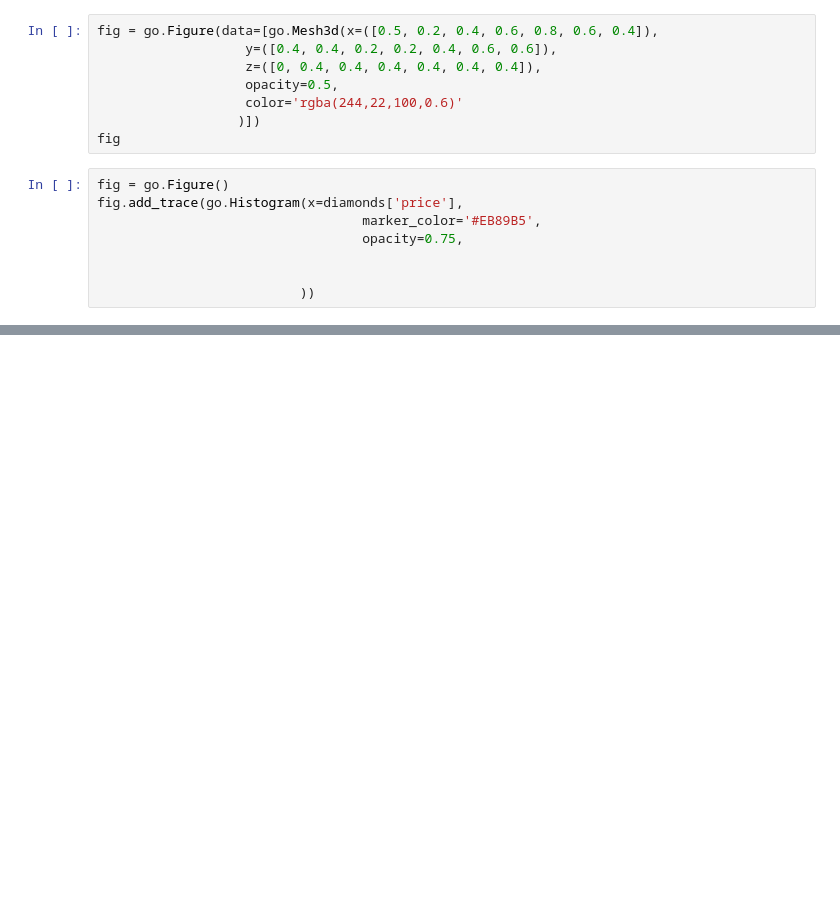
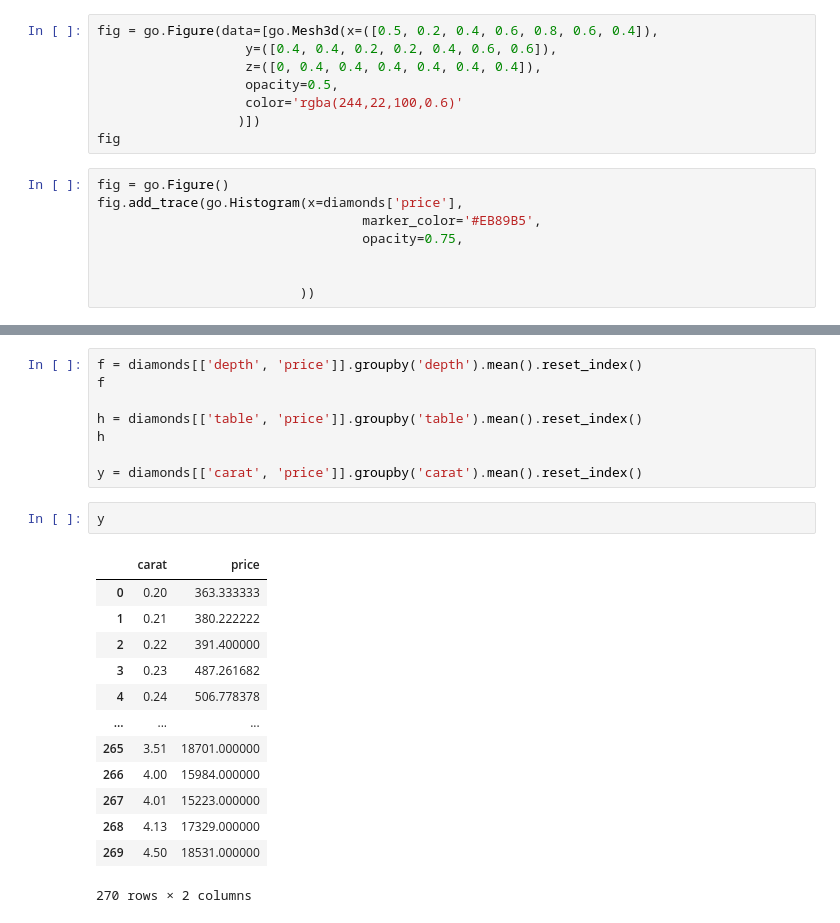
Before and after one commit to Dav3whit3/ih_datamadpt0420_project_m2, a Jupyter notebook: Pruebas.ipynb, the cells around one changed output, grey strips where cells are left out. Drawn from its saved outputs; the diff is of its cells as text; blank space fills up the shorter version.

```diff
--- a/Pruebas.ipynb
+++ b/Pruebas.ipynb
@@ -197,0 +87,24 @@ a
+# %%
+f = diamonds[['depth', 'price']].groupby('depth').mean().reset_index()
+f
+
+h = diamonds[['table', 'price']].groupby('table').mean().reset_index()
+h
+
+y = diamonds[['carat', 'price']].groupby('carat').mean().reset_index()
+# %%
+y
+# %% [output]
+|  | carat | price |
+| 0 | 0.20 | 363.333333 |
+| 1 | 0.21 | 380.222222 |
+| 2 | 0.22 | 391.400000 |
+| 3 | 0.23 | 487.261682 |
+| 4 | 0.24 | 506.778378 |
+| ... | ... | ... |
+| 265 | 3.51 | 18701.000000 |
+| 266 | 4.00 | 15984.000000 |
+| 267 | 4.01 | 15223.000000 |
+| 268 | 4.13 | 17329.000000 |
+| 269 | 4.50 | 18531.000000 |
+270 rows × 2 columns
```
Also changed, not shown: parts of 22 cells of this notebook, 1 other file.
